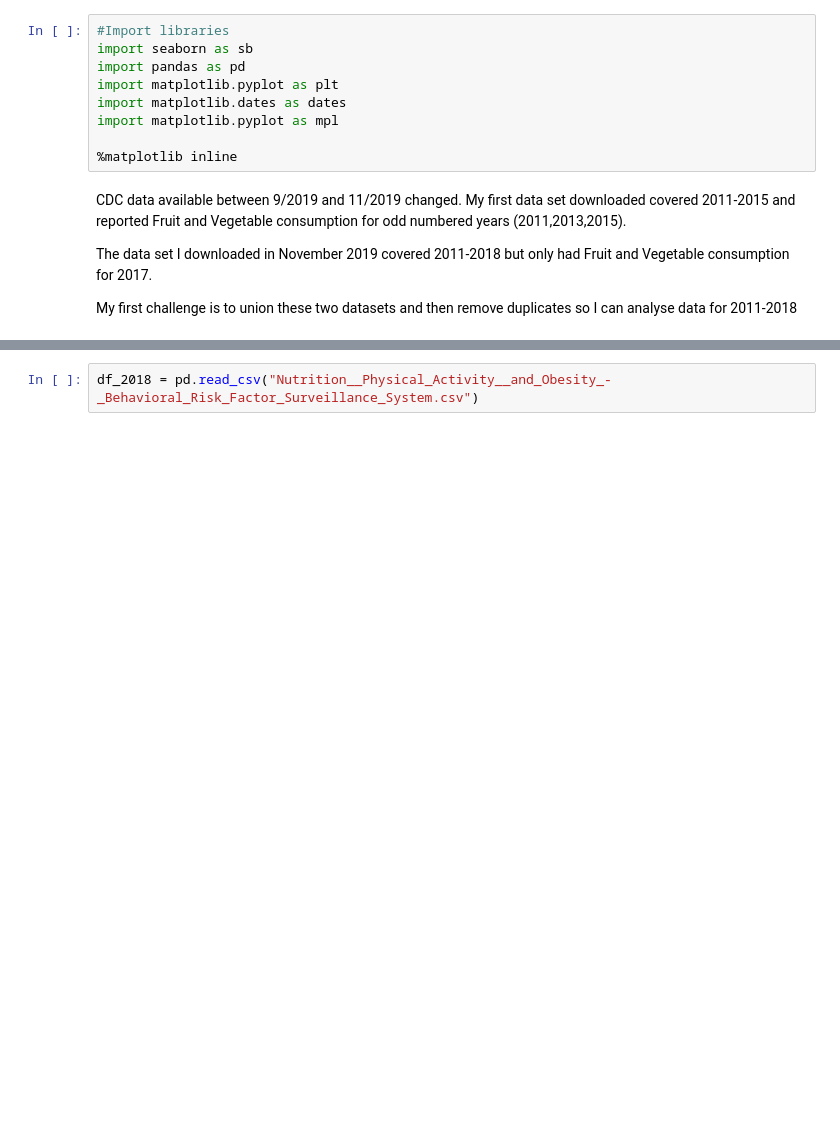
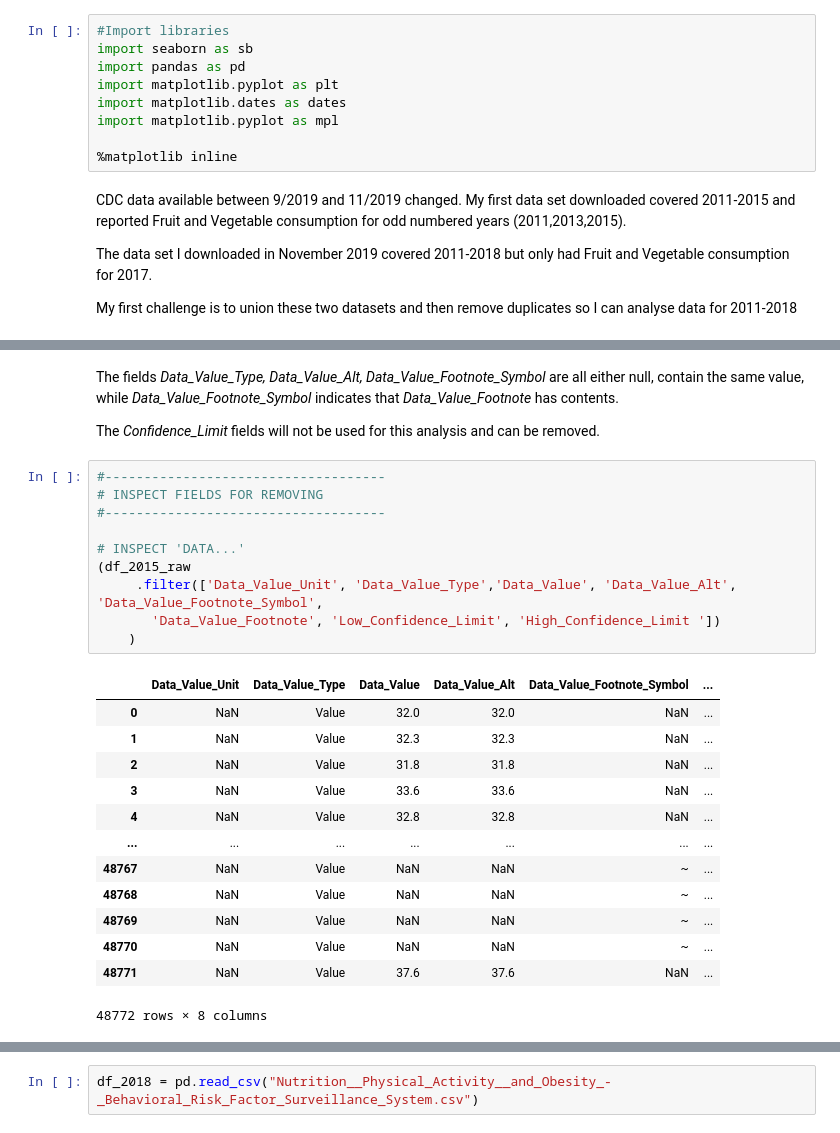
Before and after one commit to DimitriKourouniotis/Capstone-2, a Jupyter notebook: Capstone 2.ipynb, the cells around one changed output, grey strips where cells are left out. Cells and saved outputs as stored; diff of their text form; blank space fills up the shorter version.

```diff
--- a/Capstone 2.ipynb
+++ b/Capstone 2.ipynb
@@ -38,0 +123,28 @@ Index(['YearStart', 'YearEnd', 'LocationAbbr', 'LocationDesc', 'Datasource',
+# %% [markdown]
+The fields *Data_Value_Type, Data_Value_Alt, Data_Value_Footnote_Symbol* are all either null, contain the same value, while *Data_Value_Footnote_Symbol* indicates that *Data_Value_Footnote* has contents.
+
+The *Confidence_Limit* fields will not be used for this analysis and can be removed.
+# %%
+#------------------------------------
+# INSPECT FIELDS FOR REMOVING
+#------------------------------------
+
+# INSPECT 'DATA...'
+(df_2015_raw
+     .filter(['Data_Value_Unit', 'Data_Value_Type','Data_Value', 'Data_Value_Alt', 'Data_Value_Footnote_Symbol',
+       'Data_Value_Footnote', 'Low_Confidence_Limit', 'High_Confidence_Limit '])
+    )
+# %% [output]
+|  | Data_Value_Unit | Data_Value_Type | Data_Value | Data_Value_Alt | Data_Value_Footnote_Symbol | ... |
+| 0 | NaN | Value | 32.0 | 32.0 | NaN | ... |
+| 1 | NaN | Value | 32.3 | 32.3 | NaN | ... |
+| 2 | NaN | Value | 31.8 | 31.8 | NaN | ... |
+| 3 | NaN | Value | 33.6 | 33.6 | NaN | ... |
+| 4 | NaN | Value | 32.8 | 32.8 | NaN | ... |
+| ... | ... | ... | ... | ... | ... | ... |
+| 48767 | NaN | Value | NaN | NaN | ~ | ... |
+| 48768 | NaN | Value | NaN | NaN | ~ | ... |
+| 48769 | NaN | Value | NaN | NaN | ~ | ... |
+| 48770 | NaN | Value | NaN | NaN | ~ | ... |
+| 48771 | NaN | Value | 37.6 | 37.6 | NaN | ... |
+48772 rows × 8 columns
```
Also changed, not shown: parts of 16 cells of this notebook, 1 other file.
